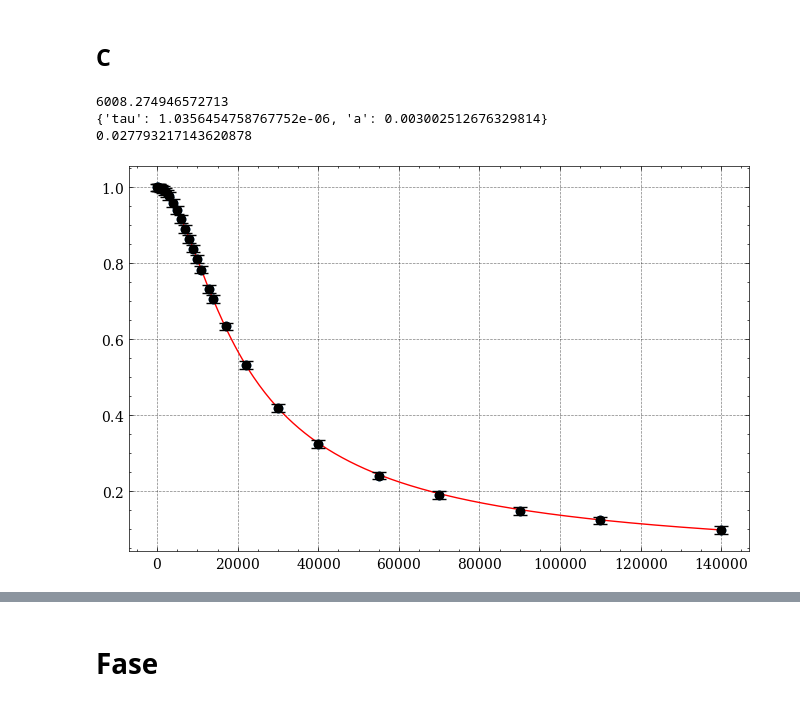
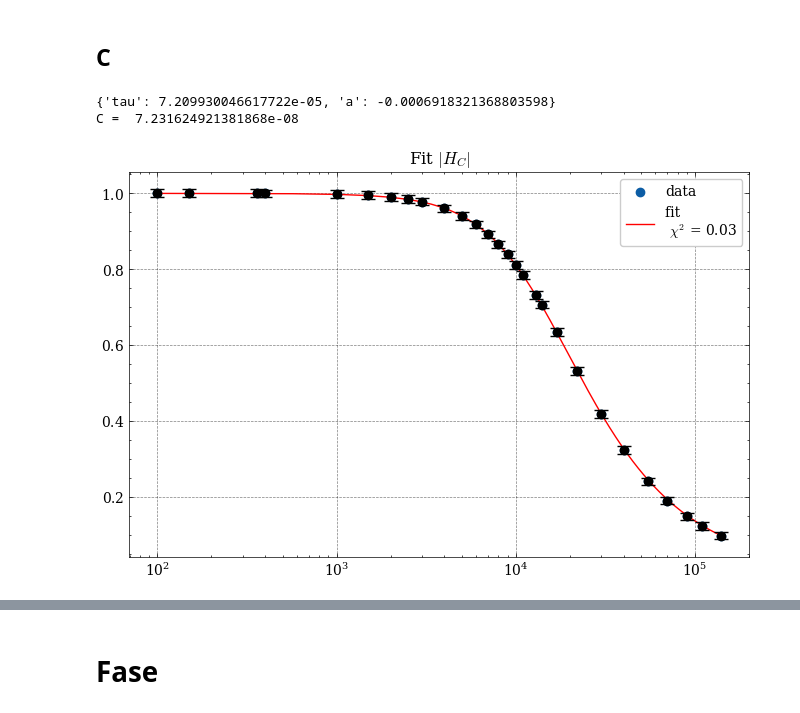
Before and after one commit to Yedi278/Lab2, a Jupyter notebook: Circuiti_3/RC.ipynb, the cells around one changed output, grey strips where cells are left out. Saved outputs shown, nothing was run; the diff lists cells and outputs as text; code cells hidden in the pictures.

```diff
--- a/Circuiti_3/RC.ipynb
+++ b/Circuiti_3/RC.ipynb
@@ -37,7 +51,6 @@ if 1:
 
         path = path_folder+str(i)+'/'
 
-        # V_SGN, V_MTH, dt_CH1, dt_MTH = analize(path, frequency=i, force=True, verbose=False)
         CH1,SGN,MTH, V_SGN, V_MTH, zero_CH1, zero_SGN, zero_MTH, m1, m2, m3, dt_CH1, dt_MTH = analize(path, i, force=True, prec=1e-8,verbose=True)
 
         # x=np.linspace(np.min(CH1[0]), np.max(CH1[0]), 100)
@@ -66,8 +79,8 @@ if 1:
 
     V_res = np.array(V_res)
     V_c = np.array(V_c)
-    fase_res = -np.array(fase_res)
-    fase_c = -np.array(fase_c)
+    fase_res = np.array(fase_res)
+    fase_c = np.array(fase_c)
     freqs = np.array(freqs)
 # %% [markdown]
 # Modulo
@@ -109,13 +169,15 @@ print(f.fval/f.ndof)
 # %%
 f = Fit(freqs, V_c, H_C, 0.01, kwargs={'tau':1e3*12e-9, 'a':0.})
 f.fit()
 fig, ax = f.visualize()
 fig.set_size_inches(8,5)
-print(f.values['tau']/12e-9)
-print(f.errors)
-print(f.fval/f.ndof)
+plt.xscale('log')
+plt.legend()
+plt.title('Fit $|H_C|$')
+
+print(f.values)
+print("C = ",f.values['tau']/997)
 # %% [output]
-6008.274946572713
-{'tau': 1.0356454758767752e-06, 'a': 0.003002512676329814}
-0.027793217143620878
+{'tau': 7.209930046617722e-05, 'a': -0.0006918321368803598}
+C =  7.231624921381868e-08
-[figure, old version]
+[figure, new version]
```
Also changed, not shown: parts of 14 cells of this notebook, 1 other file.
